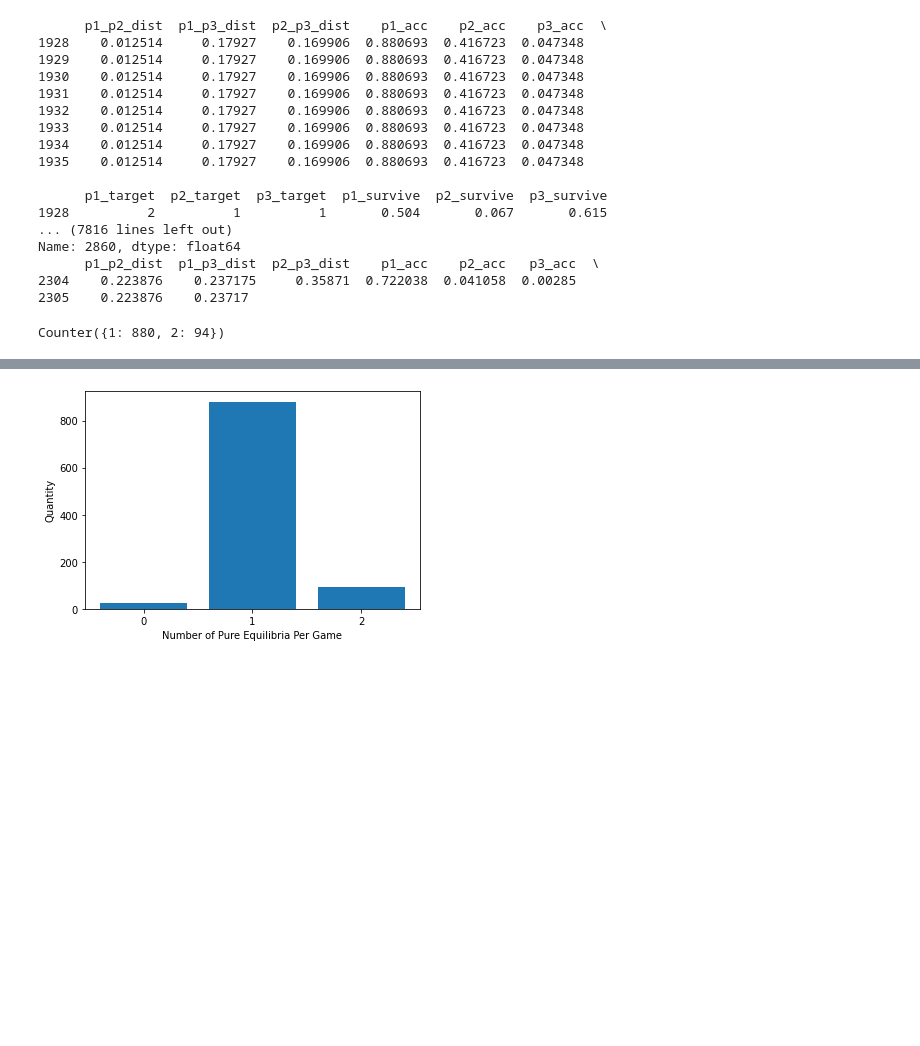
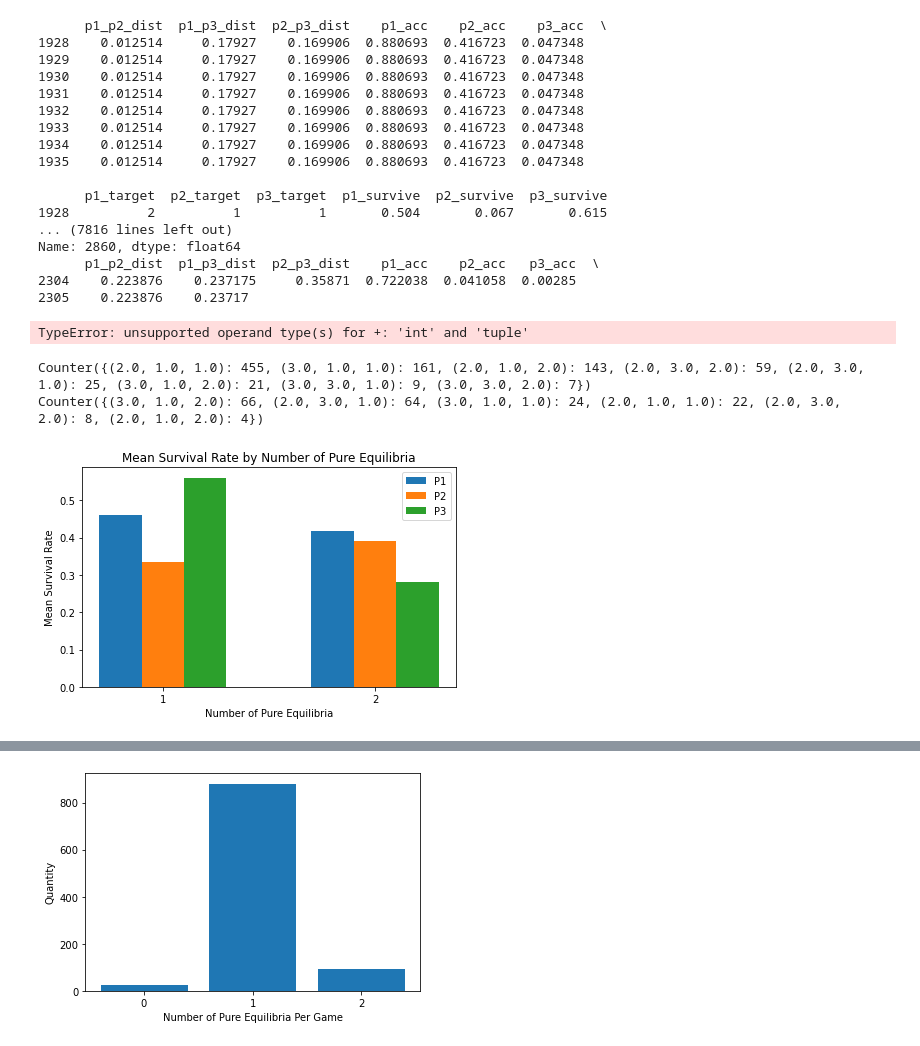
Before and after one commit to bwu2018/truels, a Jupyter notebook: analysis.ipynb, the cells around one changed output, grey strips where cells are left out. Cells and saved outputs as stored; diff of their text form; code cells hidden in the pictures; blank space fills up the shorter version.

```diff
--- a/analysis.ipynb
+++ b/analysis.ipynb
@@ -5,5 +7,5 @@ import matplotlib.pyplot as plt
 # %%
-df = pd.read_csv("truel.csv")
+df = pd.read_csv("C:\\CJs_Stuff\\SeniorYear\\CS592\\truels\\truel.csv")
 # %%
 df
 # %% [output]
@@ -80,7 +82,74 @@ Name: 2860, dtype: float64
       p1_p2_dist  p1_p3_dist  p2_p3_dist    p1_acc    p2_acc   p3_acc  \
 2304    0.223876    0.237175     0.35871  0.722038  0.041058  0.00285
 2305    0.223876    0.23717
-# %%
-Counter(Counter(temp).values())
-# %% [output]
-Counter({1: 880, 2: 94})
+# %%
+tempc = Counter(temp)
+total_track = {0: defaultdict(list), 1: defaultdict(list), 2: defaultdict(list)}
+for group in range(len(equilibria)):
+    rows = equilibria.get_group((list(equilibria.groups)[group]))
+    for row in range(8):
+        curr_row = rows.iloc[row]
+        eq_count = tempc[curr_row["p1_p2_dist"]]
+        if curr_row["p1_survive"] > rows[(rows["p1_target"] != curr_row["p1_target"]) &
+                                         (rows["p2_target"] == curr_row["p2_target"]) &
+                                         (rows["p3_target"] == curr_row["p3_target"])]["p1_survive"].iloc[0]:
+            if curr_row["p2_survive"] > rows[(rows["p1_target"] == curr_row["p1_target"]) &
+                                         (rows["p2_target"] != curr_row["p2_target"]) &
+                                         (rows["p3_target"] == curr_row["p3_target"])]["p2_survive"].iloc[0]:
+                if curr_row["p3_survive"] > rows[(rows["p1_target"] == curr_row["p1_target"]) &
+                                         (rows["p2_target"] == curr_row["p2_target"]) &
+                                         (rows["p3_target"] != curr_row["p3_target"])]["p3_survive"].iloc[0]:
+                        if eq_count == 0:
+                            print(curr_row)
+                        targets = (curr_row["p1_target"], curr_row["p2_target"], curr_row["p3_target"])
+                        total_track[eq_count]["targets"].append(targets)
+                        total_track[eq_count]["p1_p2_dist"].append(curr_row["p1_p2_dist"])
+                        total_track[eq_count]["p1_p3_dist"].append(curr_row["p1_p3_dist"])
+                        total_track[eq_count]["p2_p3_dist"].append(curr_row["p2_p3_dist"])
+                        total_track[eq_count]["acc_diff"].append(curr_row["p1_acc"] - curr_row["p3_acc"])
+                        total_track[eq_count]["p1_survive"].append(curr_row["p1_survive"])
+                        total_track[eq_count]["p2_survive"].append(curr_row["p2_survive"])
+                        total_track[eq_count]["p3_survive"].append(curr_row["p3_survive"])
+                        total_track[eq_count]["p1_acc"].append(curr_row["p1_acc"])
+                        total_track[eq_count]["p2_acc"].append(curr_row["p2_acc"])
+                        total_track[eq_count]["p3_acc"].append(curr_row["p3_acc"])
+
+for tr in total_track:
+    inner = total_track[tr]
+    total_track[tr] = {k: sum(v) / len(v) for k, v in inner.items()}
+
+print(total_track)
+# %% [output]
+TypeError: unsupported operand type(s) for +: 'int' and 'tuple'
+# %%
+print(Counter(total_track[1]["targets"]))
+print(Counter(total_track[2]["targets"]))
+# %% [output]
+Counter({(2.0, 1.0, 1.0): 455, (3.0, 1.0, 1.0): 161, (2.0, 1.0, 2.0): 143, (2.0, 3.0, 2.0): 59, (2.0, 3.0, 1.0): 25, (3.0, 1.0, 2.0): 21, (3.0, 3.0, 1.0): 9, (3.0, 3.0, 2.0): 7})
+Counter({(3.0, 1.0, 2.0): 66, (2.0, 3.0, 1.0): 64, (3.0, 1.0, 1.0): 24, (2.0, 1.0, 1.0): 22, (2.0, 3.0, 2.0): 8, (2.0, 1.0, 2.0): 4})
+# %%
+labels = ['1', '2']
+p1_means = [total_track[k]["p1_survive"] for k in total_track]
+p2_means = [total_track[k]["p2_survive"] for k in total_track]
+p3_means = [total_track[k]["p3_survive"] for k in total_track]
+
+x = np.arange(len(labels))  # the label locations
+width = 0.2  # the width of the bars
+
+fig, ax = plt.subplots()
+ax.bar(x - width, p1_means, width, label='P1')
+ax.bar(x, p2_means, width, label='P2')
+ax.bar(x + width, p3_means, width, label='P3')
+
+ax.set_ylabel('Mean Survival Rate')
+ax.set_xlabel('Number of Pure Equilibria')
+ax.set_title('Mean Survival Rate by Number of Pure Equilibria')
+ax.set_xticks(x)
+ax.set_xticklabels(labels)
+ax.legend()
+
+fig.tight_layout()
+
+plt.show()
+# %% [output]
+[figure, added]
```
Also changed, not shown: parts of 2 cells of this notebook.
